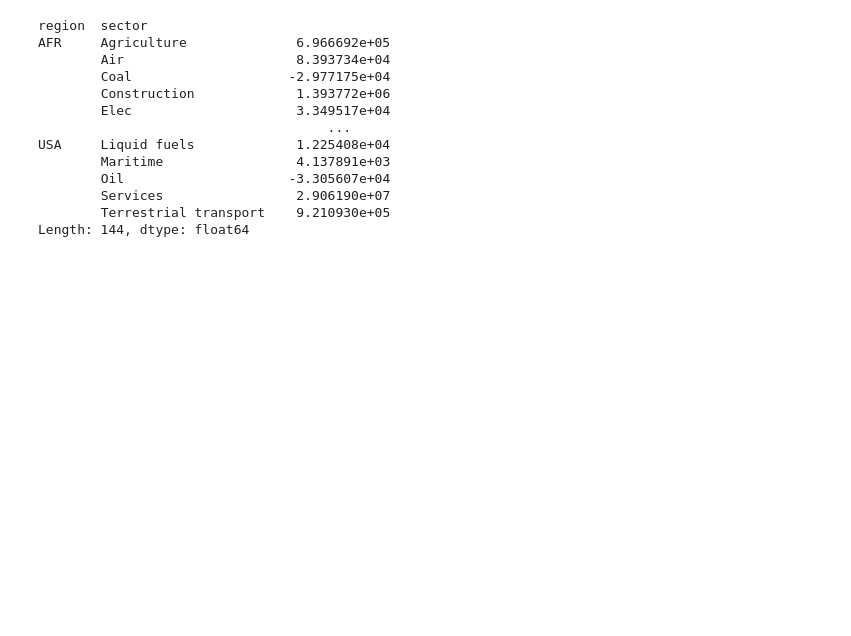
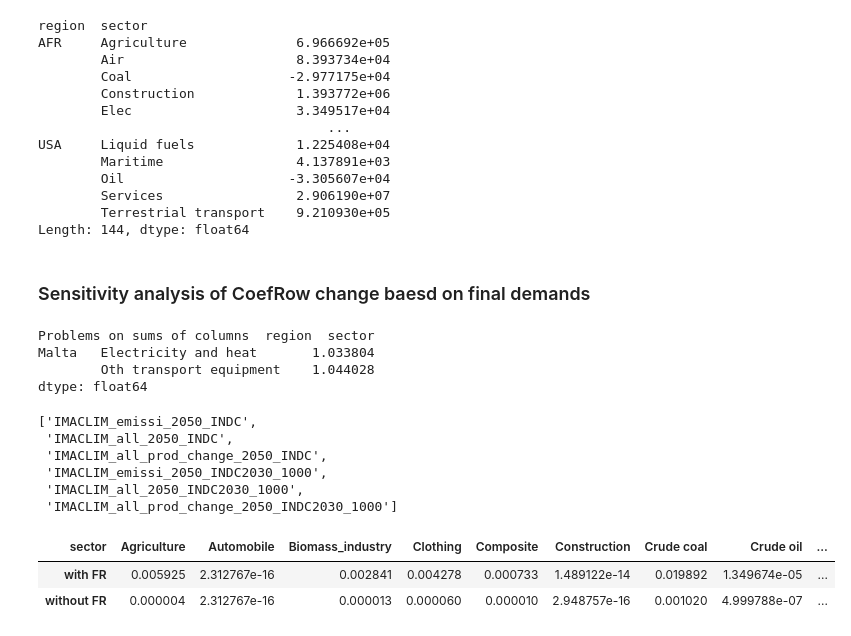
Before and after one commit to Maestrofinn/MatMat-Trade, a Jupyter notebook: IMACLIM_explo.ipynb, the cells around one changed output. Cells and saved outputs as stored; diff of their text form; code cells hidden in the pictures; blank space fills up the shorter version.

Commit message:
Sensitivity analysis of CoefRow change based on final demands changes

```diff
--- a/IMACLIM_explo.ipynb
+++ b/IMACLIM_explo.ipynb
@@ -24,7 +24,7 @@ shutil.rmtree('data/models/2015__pxp__IMACLIM_format__ghg')
 # %%
 
 
-model = Model(aggregation_name="IMACLIM_format")
+model = Model(aggregation_name="opti_S_all_countries")
 
 #ignore performace warnings
 warnings.simplefilter(action='ignore', category=pd.errors.PerformanceWarning)
@@ -539,3 +530,46 @@ USA     Liquid fuels             1.225408e+04
         Services                 2.906190e+07
         Terrestrial transport    9.210930e+05
 Length: 144, dtype: float64
+# %% [markdown]
+### Sensitivity analysis of CoefRow change baesd on final demands
+# %%
+scenario= "INDC2030_1000"
+model.new_counterfactual("IMACLIM_emissi_2050_"+scenario, DICT_SCENARIOS["emissivity_IMACLIM"], year=2050,scenario=scenario)
+model.modify_counterfactual("IMACLIM_emissi_2050_"+scenario,DICT_SCENARIOS["technical_change_IMACLIM"], year=2050,scenario=scenario,new_name="IMACLIM_all_2050_"+scenario)
+# create the 2050 version based on production changes observed in IMACLIM (since we work on groos output, we need a reference to apply relative change : x_ref), with name new_name
+model.modify_counterfactual("IMACLIM_all_2050_"+scenario,DICT_SCENARIOS["production_change_IMACLIM"], year=2050,scenario=scenario,new_name="IMACLIM_all_prod_change_2050_"+scenario,x_ref=model.iot.x.sort_index())
+# %% [output]
+Problems on sums of columns  region  sector
+Malta   Electricity and heat       1.033804
+        Oth transport equipment    1.044028
+dtype: float64
+# %%
+model.get_counterfactuals_list()
+# %% [output]
+['IMACLIM_emissi_2050_INDC',
+ 'IMACLIM_all_2050_INDC',
+ 'IMACLIM_all_prod_change_2050_INDC',
+ 'IMACLIM_emissi_2050_INDC2030_1000',
+ 'IMACLIM_all_2050_INDC2030_1000',
+ 'IMACLIM_all_prod_change_2050_INDC2030_1000']
+# %%
+iot=model.counterfactuals["IMACLIM_emissi_2050_INDC2030_1000"].iot
+CoefRoW=get_import_mean_stressor(iot,"FR")
+temp_iot=iot.copy()
+res=[]
+for index in tqdm.tqdm(iot.Y.index):
+    temp_Y=iot.Y.copy()
+    temp_Y.loc[index,("United States","Final consumption expenditure by households")]+=temp_Y.loc[index].sum()*1
+    temp_iot.reset_to_coefficients()
+    temp_iot.Y=temp_Y
+    temp_iot.calc_all()
+    res.append(((get_import_mean_stressor(temp_iot,"FR")-CoefRoW)/CoefRoW))
+# %%
+res_df=pd.DataFrame(res,index=iot.Y.index)
+res_df_fr=res_df.copy()
+res_df_fr.loc["FR"]=0
+pd.DataFrame([res_df.max(axis=0).loc["CO2"],res_df_fr.max(axis=0).loc["CO2"]],index=["with FR","without FR"])
+# %% [output]
+| sector | Agriculture | Automobile | Biomass_industry | Clothing | Composite | Construction | Crude coal | Crude oil | ... |
+| with FR | 0.005925 | 2.312767e-16 | 0.002841 | 0.004278 | 0.000733 | 1.489122e-14 | 0.019892 | 1.349674e-05 | ... |
+| without FR | 0.000004 | 2.312767e-16 | 0.000013 | 0.000060 | 0.000010 | 2.948757e-16 | 0.001020 | 4.999788e-07 | ... |
```
Also changed, not shown: parts of 4 cells of this notebook, 1 other file.
